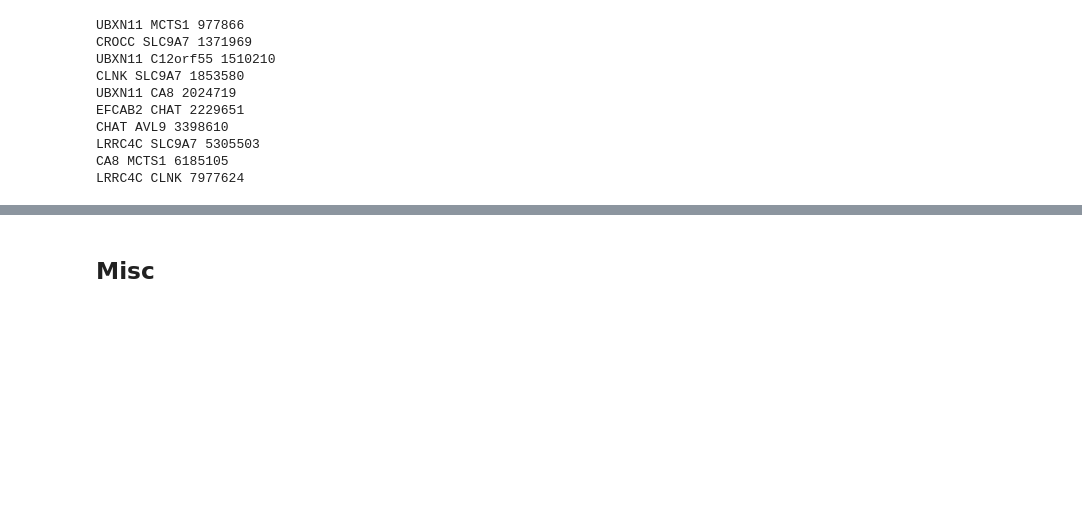
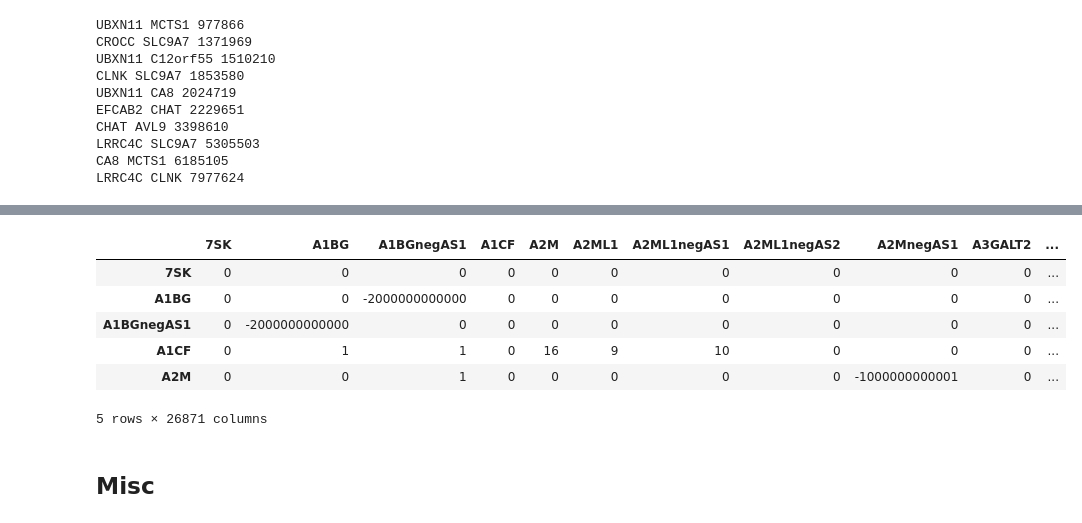
Before and after one commit to jakekrol/genefusion, a Jupyter notebook: scripts/python/prostate_analysis.ipynb, the cells around one changed output, grey strips where cells are left out. Cells and saved outputs as stored; diff of their text form; code cells hidden in the pictures; blank space fills up the shorter version.

```diff
--- a/scripts/python/prostate_analysis.ipynb
+++ b/scripts/python/prostate_analysis.ipynb
@@ -1847,0 +2130,12 @@ LRRC4C CLNK 7977624
+# %%
+X_rule3 = C_no_diag_bt_filt_no_nbs - H_padded_no_diag_geq10_high
+# %%
+X_rule3.head()
+# %% [output]
+|  | 7SK | A1BG | A1BGnegAS1 | A1CF | A2M | A2ML1 | A2ML1negAS1 | A2ML1negAS2 | A2MnegAS1 | A3GALT2 | ... |
+| 7SK | 0 | 0 | 0 | 0 | 0 | 0 | 0 | 0 | 0 | 0 | ... |
+| A1BG | 0 | 0 | -2000000000000 | 0 | 0 | 0 | 0 | 0 | 0 | 0 | ... |
+| A1BGnegAS1 | 0 | -2000000000000 | 0 | 0 | 0 | 0 | 0 | 0 | 0 | 0 | ... |
+| A1CF | 0 | 1 | 1 | 0 | 16 | 9 | 10 | 0 | 0 | 0 | ... |
+| A2M | 0 | 0 | 1 | 0 | 0 | 0 | 0 | 0 | -1000000000001 | 0 | ... |
+5 rows × 26871 columns
```
Also changed, not shown: parts of 34 cells of this notebook.
